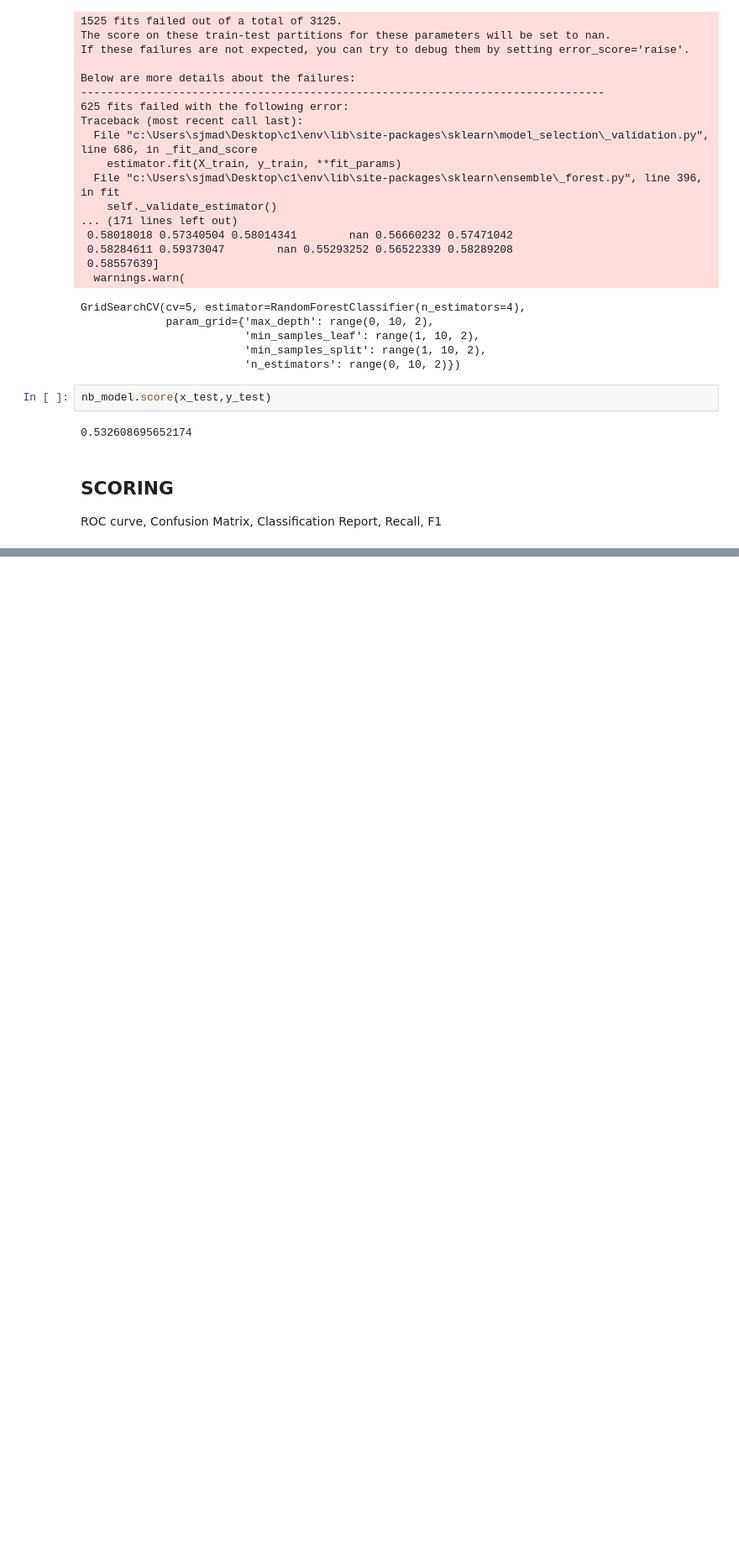
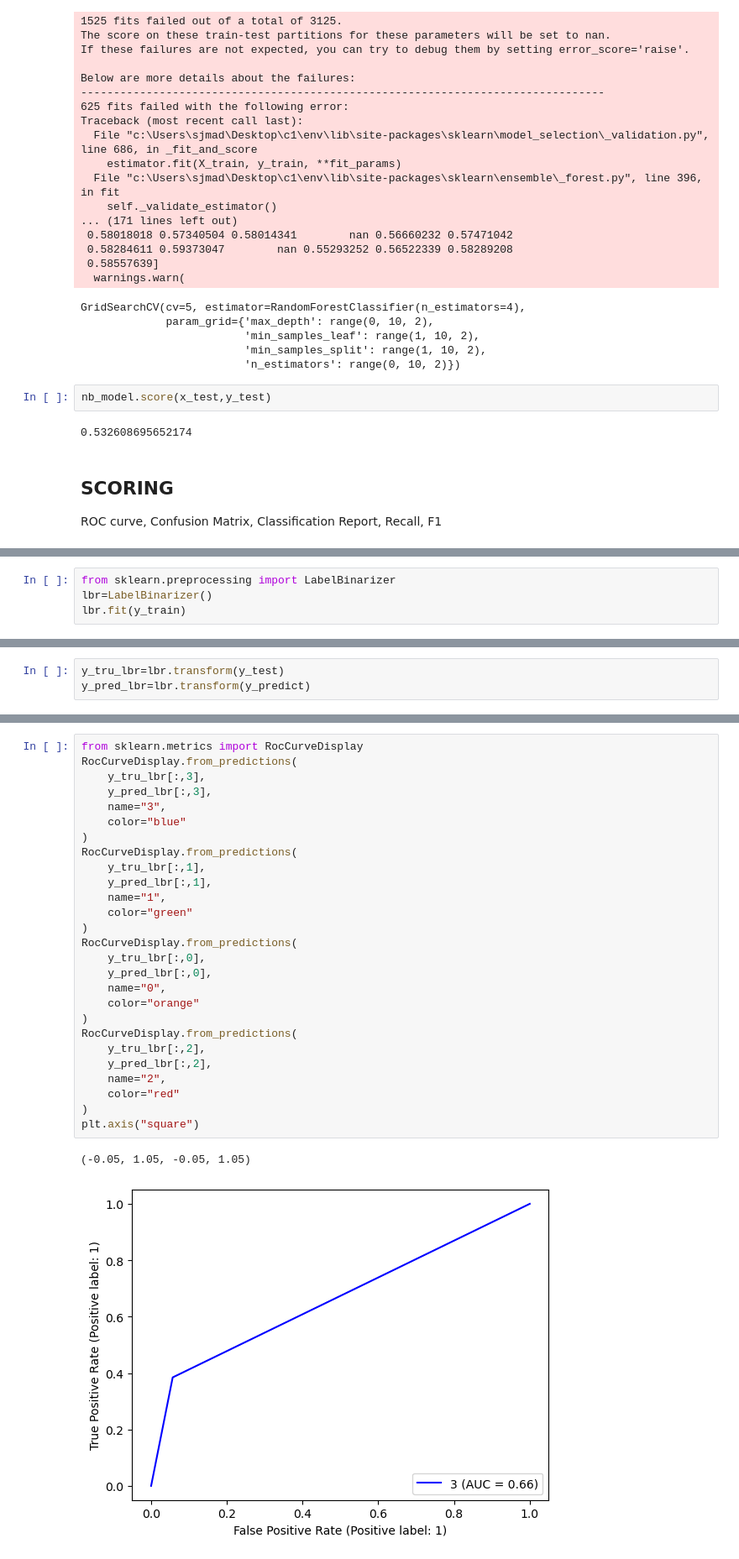
Before and after one commit to jatinxkirito/heart_disease_prediction, a Jupyter notebook: main.ipynb, the cells around one changed output, grey strips where cells are left out. Shown at 84% size. Cells and saved outputs as stored; diff of their text form; blank space fills up the shorter version.

```diff
--- a/main.ipynb
+++ b/main.ipynb
@@ -675,0 +799,4 @@ F1
+# %%
+from sklearn.preprocessing import LabelBinarizer
+lbr=LabelBinarizer()
+lbr.fit(y_train)
@@ -675,0 +805,3 @@ F1
+# %%
+y_tru_lbr=lbr.transform(y_test)
+y_pred_lbr=lbr.transform(y_predict)
@@ -675,0 +828,30 @@ F1
+# %%
+from sklearn.metrics import RocCurveDisplay
+RocCurveDisplay.from_predictions(
+    y_tru_lbr[:,3],
+    y_pred_lbr[:,3],
+    name="3",
+    color="blue"
+)
+RocCurveDisplay.from_predictions(
+    y_tru_lbr[:,1],
+    y_pred_lbr[:,1],
+    name="1",
+    color="green"
+)
+RocCurveDisplay.from_predictions(
+    y_tru_lbr[:,0],
+    y_pred_lbr[:,0],
+    name="0",
+    color="orange"
+)
+RocCurveDisplay.from_predictions(
+    y_tru_lbr[:,2],
+    y_pred_lbr[:,2],
+    name="2",
+    color="red"
+)
+plt.axis("square")
+# %% [output]
+(-0.05, 1.05, -0.05, 1.05)
+[figure, added]
```
Also changed, not shown: parts of 21 cells of this notebook.
